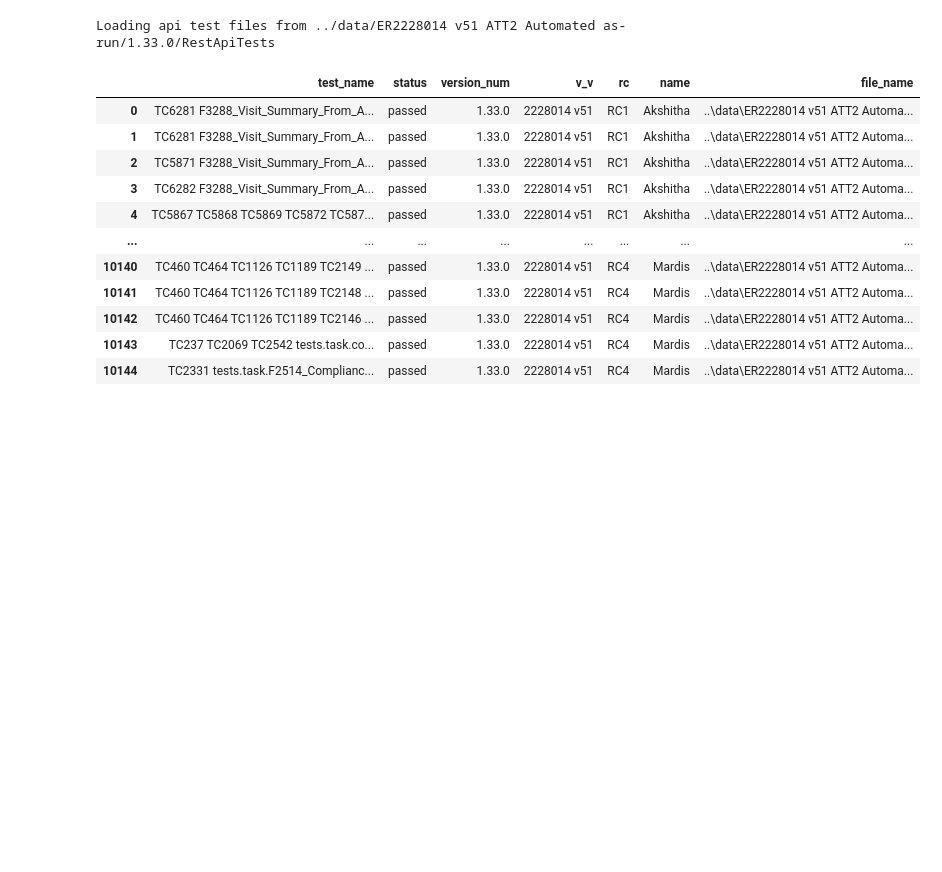
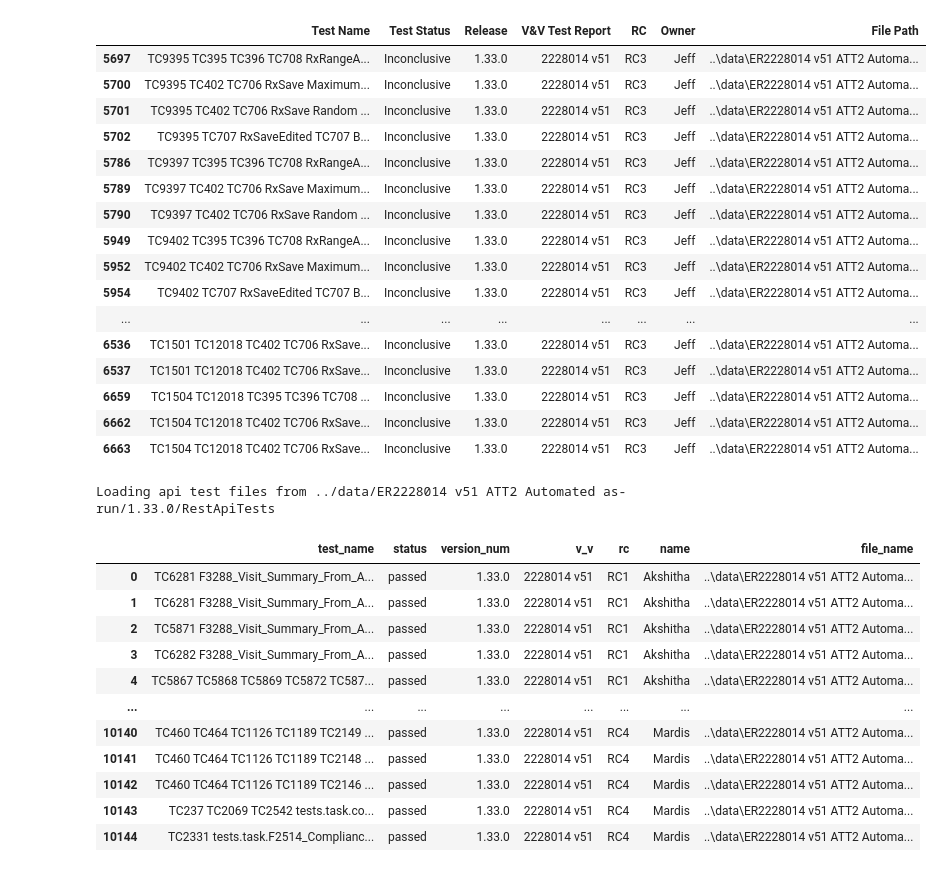
Before and after one commit to jacoblee628/systemsproject, a Jupyter notebook: src/more_experiments.ipynb, the cells around one changed output. Saved outputs shown, nothing was run; the diff lists cells and outputs as text; code cells hidden in the pictures; blank space fills up the shorter version.

Commit message:
merging filter_tests and create_trace, also fixed read/write function

```diff
--- a/src/more_experiments.ipynb
+++ b/src/more_experiments.ipynb
@@ -46,0 +128,3 @@ rx
+# %%
+valid, invalid = filter_tests(rx)
+valid
@@ -47,3 +145,23 @@ rx
+# %%
+invalid
+# %% [output]
+|  | Test Name | Test Status | Release | V&V Test Report | RC | Owner | File Path |
+| 5697 | TC9395 TC395 TC396 TC708 RxRangeA... | Inconclusive | 1.33.0 | 2228014 v51 | RC3 | Jeff | ..\data\ER2228014 v51 ATT2 Automa... |
+| 5700 | TC9395 TC402 TC706 RxSave Maximum... | Inconclusive | 1.33.0 | 2228014 v51 | RC3 | Jeff | ..\data\ER2228014 v51 ATT2 Automa... |
+| 5701 | TC9395 TC402 TC706 RxSave Random ... | Inconclusive | 1.33.0 | 2228014 v51 | RC3 | Jeff | ..\data\ER2228014 v51 ATT2 Automa... |
+| 5702 | TC9395 TC707 RxSaveEdited TC707 B... | Inconclusive | 1.33.0 | 2228014 v51 | RC3 | Jeff | ..\data\ER2228014 v51 ATT2 Automa... |
+| 5786 | TC9397 TC395 TC396 TC708 RxRangeA... | Inconclusive | 1.33.0 | 2228014 v51 | RC3 | Jeff | ..\data\ER2228014 v51 ATT2 Automa... |
+| 5789 | TC9397 TC402 TC706 RxSave Maximum... | Inconclusive | 1.33.0 | 2228014 v51 | RC3 | Jeff | ..\data\ER2228014 v51 ATT2 Automa... |
+| 5790 | TC9397 TC402 TC706 RxSave Random ... | Inconclusive | 1.33.0 | 2228014 v51 | RC3 | Jeff | ..\data\ER2228014 v51 ATT2 Automa... |
+| 5949 | TC9402 TC395 TC396 TC708 RxRangeA... | Inconclusive | 1.33.0 | 2228014 v51 | RC3 | Jeff | ..\data\ER2228014 v51 ATT2 Automa... |
+| 5952 | TC9402 TC402 TC706 RxSave Maximum... | Inconclusive | 1.33.0 | 2228014 v51 | RC3 | Jeff | ..\data\ER2228014 v51 ATT2 Automa... |
+| 5954 | TC9402 TC707 RxSaveEdited TC707 B... | Inconclusive | 1.33.0 | 2228014 v51 | RC3 | Jeff | ..\data\ER2228014 v51 ATT2 Automa... |
+| ... | ... | ... | ... | ... | ... | ... | ... |
+| 6536 | TC1501 TC12018 TC402 TC706 RxSave... | Inconclusive | 1.33.0 | 2228014 v51 | RC3 | Jeff | ..\data\ER2228014 v51 ATT2 Automa... |
+| 6537 | TC1501 TC12018 TC402 TC706 RxSave... | Inconclusive | 1.33.0 | 2228014 v51 | RC3 | Jeff | ..\data\ER2228014 v51 ATT2 Automa... |
+| 6659 | TC1504 TC12018 TC395 TC396 TC708 ... | Inconclusive | 1.33.0 | 2228014 v51 | RC3 | Jeff | ..\data\ER2228014 v51 ATT2 Automa... |
+| 6662 | TC1504 TC12018 TC402 TC706 RxSave... | Inconclusive | 1.33.0 | 2228014 v51 | RC3 | Jeff | ..\data\ER2228014 v51 ATT2 Automa... |
+| 6663 | TC1504 TC12018 TC402 TC706 RxSave... | Inconclusive | 1.33.0 | 2228014 v51 | RC3 | Jeff | ..\data\ER2228014 v51 ATT2 Automa... |
 # %%
 api = read_rest_api_tests("../data/ER2228014 v51 ATT2 Automated as-run/1.33.0/RestApiTests")
 api
```
Also changed, not shown: parts of 10 cells of this notebook, 3 other files.
